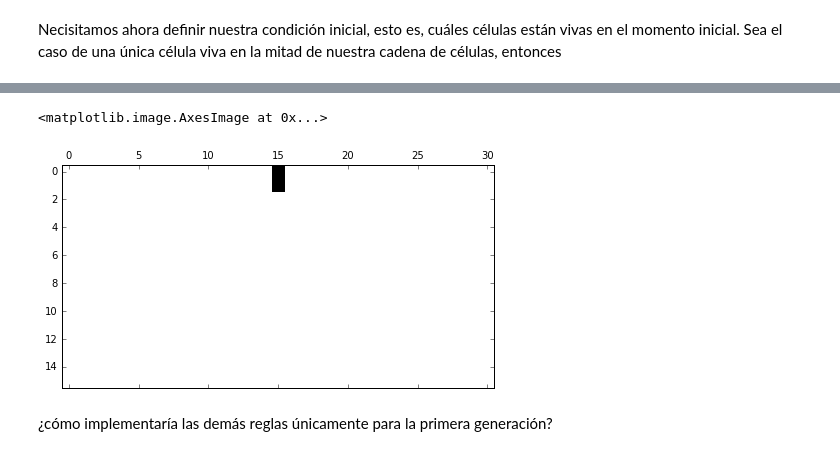
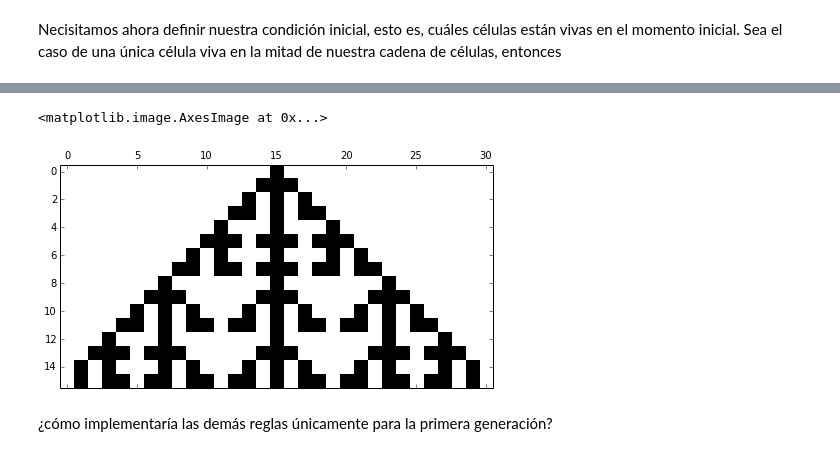
Before and after one commit to sduquemesa/fundComputacion, a Jupyter notebook: clase20/clase20.ipynb, the cells around one changed output, grey strips where cells are left out. Saved outputs shown, nothing was run; the diff lists cells and outputs as text; code cells hidden in the pictures.

```diff
--- a/clase20/clase20.ipynb
+++ b/clase20/clase20.ipynb
@@ -117,5 +117,6 @@ def matriz_ceros(n,m):
 
 M = matriz_ceros(16,31)
 
+for i in M: print i
 plt.matshow(M,cmap=plt.cm.gray_r)
 # %% [output]
@@ -126,5 +143,6 @@ Necisitamos ahora definir nuestra condición inicial, esto es, cuáles células
 # %%
 M[0][15]=1
 
+for i in M: print i
 plt.matshow(M,cmap=plt.cm.gray_r)
 # %% [output]
@@ -136,15 +170,57 @@ Ahora solo nos resta aplicar las reglas de vida para cada una de las generacione
 <img src="regla150.png">
 
 Debemos entonces implementar estas reglas y aplicarlas a cada generación. Por ejemplo, la regla 6 para la primera generación se implementaría de la siguiente manera:
-# %%
-for i in xrange(1,len(M[0])-1):
-    if M[0][i-1] == 0 and M[0][i] == 1 and M[0][i+1] == 0:
-        M[1][i] = 1
-
-plt.matshow(M,cmap=plt.cm.gray_r)
-# %% [output]
-<matplotlib.image.AxesImage at 0x...>
-[figure, removed]
+# %%
+import matplotlib.pyplot as plt
+%matplotlib inline
+
+def matriz_ceros(n,m):
+    '''
+    argumentos: numero de filas n y de columnas m de una matriz
+    devuelve una matriz llena de ceros de tamaño n x m
+    '''
+
+    # Creamos una matriz nula
+    N = []
+
+    # Creamos un bucle para llenar la matriz
+    for i in xrange(0,n):         # el indice i recorrerá las filas
+        a = []                    # a es una lista vacía que me sirve de variable auxiliar para guardar las filas
+        for j in xrange(0,m):     # el indice j recorrerá las columnas
+            a.append(0)           # lleno las filas con ceros
+        N.append(a)               # agrego cada fila a la matriz
+
+    return N
+
+M = matriz_ceros(16,31)   # Inicializamos la matriz con las dimensiones deseadas
+
+M[0][15]=1                # Definimos la condición inicial
+
+
+for j in xrange(0,len(M)-1):               # recorrelas filas (los instantes de tiempo)
+    # Implementamos las reglas
+    for i in xrange(1,len(M[0])-1):        # recorre las columnas (o las células)
+        if M[j][i-1] == 1 and M[j][i] == 1 and M[j][i+1] == 1:
+            M[j+1][i] = 1
+        if M[j][i-1] == 1 and M[j][i] == 1 and M[j][i+1] == 0:
+            M[j+1][i] = 0
+        if M[j][i-1] == 1 and M[j][i] == 0 and M[j][i+1] == 1:
+            M[j+1][i] = 0
+        if M[j][i-1] == 1 and M[j][i] == 0 and M[j][i+1] == 0:
+            M[j+1][i] = 1
+        if M[j][i-1] == 0 and M[j][i] == 1 and M[j][i+1] == 1:
+            M[j+1][i] = 0
+        if M[j][i-1] == 0 and M[j][i] == 1 and M[j][i+1] == 0:
+            M[j+1][i] = 1
+        if M[j][i-1] == 0 and M[j][i] == 0 and M[j][i+1] == 1:
+            M[j+1][i] = 1
+        if M[j][i-1] == 0 and M[j][i] == 0 and M[j][i+1] == 0:
+            M[j+1][i] = 0
+
+plt.matshow(M,cmap=plt.cm.gray_r)     # Dibuja la matriz
+# %% [output]
+<matplotlib.image.AxesImage at 0x...>
+[figure, added]
 # %% [markdown]
 ¿cómo implementaría las demás reglas únicamente para la primera generación?
 # %% [markdown]
```
Also changed, not shown: parts of 5 cells of this notebook, 7 other files.
